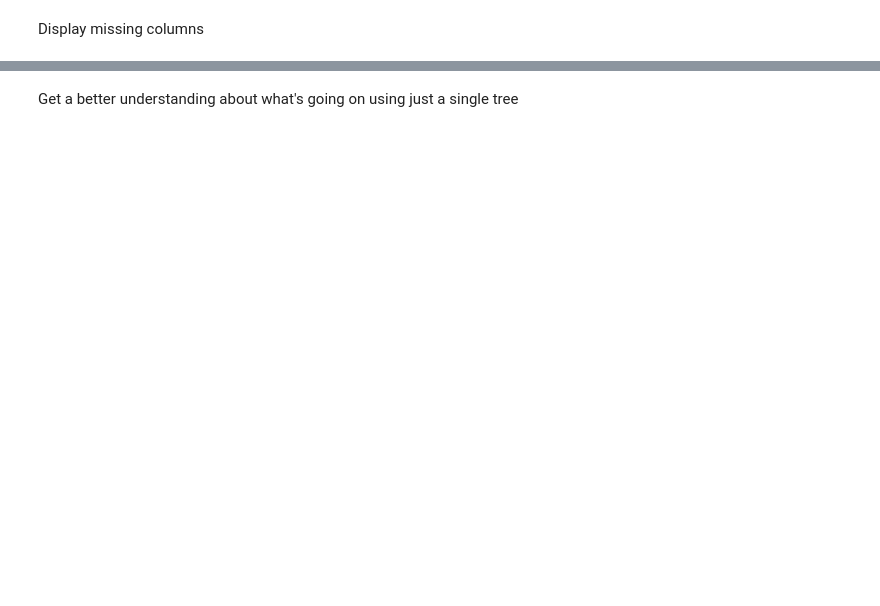
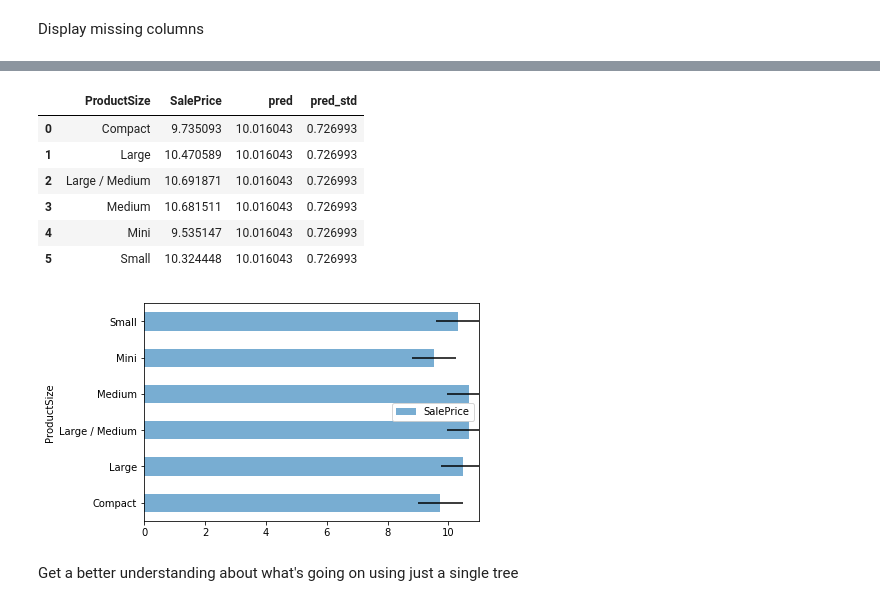
Before and after one commit to TerkaSlaninakova/data-science-portfolio, a Jupyter notebook: Blue book for bulldozers dataset - Simple RF.ipynb, the cells around one changed output, grey strips where cells are left out. Cells and saved outputs as stored; diff of their text form; code cells hidden in the pictures; blank space fills up the shorter version.

```diff
--- a/Blue book for bulldozers dataset - Simple RF.ipynb
+++ b/Blue book for bulldozers dataset - Simple RF.ipynb
@@ -188,3 +161,14 @@ Wall time: 39.9 s
+# %%
+feature_against_target('ProductSize')
+# %% [output]
+|  | ProductSize | SalePrice | pred | pred_std |
+| 0 | Compact | 9.735093 | 10.016043 | 0.726993 |
+| 1 | Large | 10.470589 | 10.016043 | 0.726993 |
+| 2 | Large / Medium | 10.691871 | 10.016043 | 0.726993 |
+| 3 | Medium | 10.681511 | 10.016043 | 0.726993 |
+| 4 | Mini | 9.535147 | 10.016043 | 0.726993 |
+| 5 | Small | 10.324448 | 10.016043 | 0.726993 |
+[figure, added]
 # %% [markdown]
 Get a better understanding about what's going on using just a single tree
 # %%
```
Also changed, not shown: parts of 102 cells of this notebook, 14 other files.
